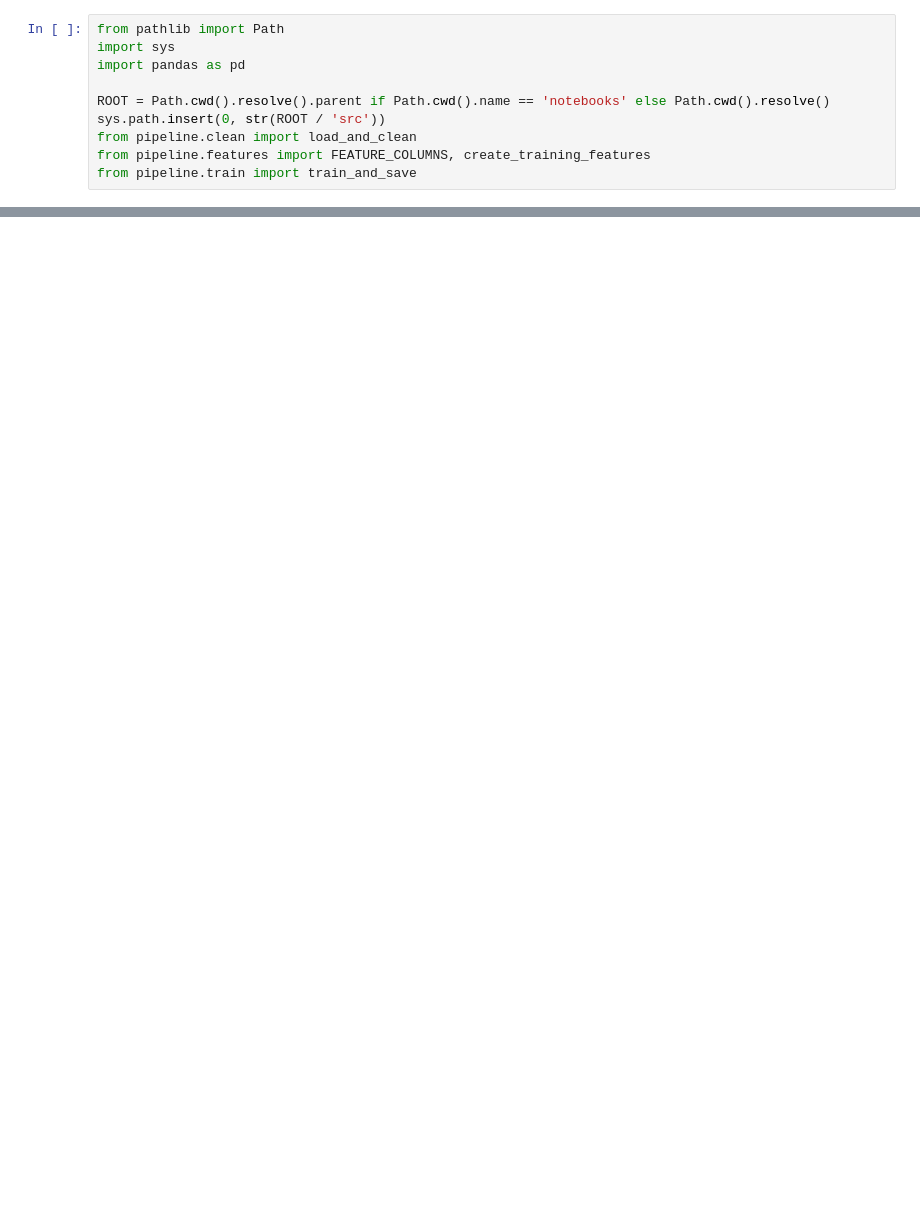
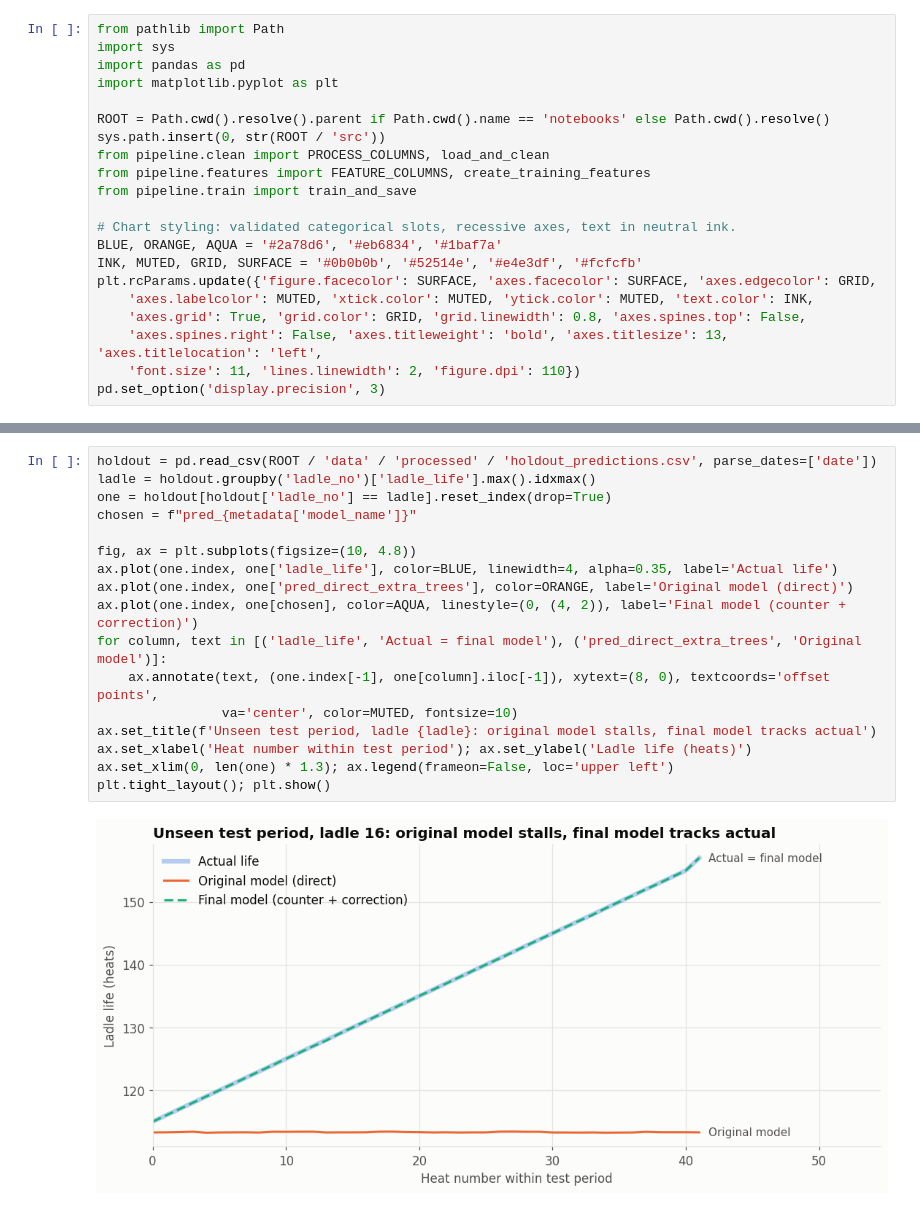
Before and after one commit to eshaangupta661/ladle-prediction, a Jupyter notebook: notebooks/01_ladle_life_time_series.ipynb, the cells around one changed output, grey strips where cells are left out. Drawn from its saved outputs; the diff is of its cells as text; blank space fills up the shorter version.

```diff
--- a/notebooks/01_ladle_life_time_series.ipynb
+++ b/notebooks/01_ladle_life_time_series.ipynb
@@ -6,9 +8,20 @@ This notebook uses date, shift, and heat number only to order each ladle's histo
 from pathlib import Path
 import sys
 import pandas as pd
+import matplotlib.pyplot as plt
 
 ROOT = Path.cwd().resolve().parent if Path.cwd().name == 'notebooks' else Path.cwd().resolve()
 sys.path.insert(0, str(ROOT / 'src'))
-from pipeline.clean import load_and_clean
+from pipeline.clean import PROCESS_COLUMNS, load_and_clean
 from pipeline.features import FEATURE_COLUMNS, create_training_features
 from pipeline.train import train_and_save
+
+# Chart styling: validated categorical slots, recessive axes, text in neutral ink.
+BLUE, ORANGE, AQUA = '#2a78d6', '#eb6834', '#1baf7a'
+INK, MUTED, GRID, SURFACE = '#0b0b0b', '#52514e', '#e4e3df', '#fcfcfb'
+plt.rcParams.update({'figure.facecolor': SURFACE, 'axes.facecolor': SURFACE, 'axes.edgecolor': GRID,
+    'axes.labelcolor': MUTED, 'xtick.color': MUTED, 'ytick.color': MUTED, 'text.color': INK,
+    'axes.grid': True, 'grid.color': GRID, 'grid.linewidth': 0.8, 'axes.spines.top': False,
+    'axes.spines.right': False, 'axes.titleweight': 'bold', 'axes.titlesize': 13, 'axes.titlelocation': 'left',
+    'font.size': 11, 'lines.linewidth': 2, 'figure.dpi': 110})
+pd.set_option('display.precision', 3)
@@ -56,0 +110,19 @@ Saved outputs: `data/processed/ladle_features.csv`, `src/models/ladle_life_pipel
+# %%
+holdout = pd.read_csv(ROOT / 'data' / 'processed' / 'holdout_predictions.csv', parse_dates=['date'])
+ladle = holdout.groupby('ladle_no')['ladle_life'].max().idxmax()
+one = holdout[holdout['ladle_no'] == ladle].reset_index(drop=True)
+chosen = f"pred_{metadata['model_name']}"
+
+fig, ax = plt.subplots(figsize=(10, 4.8))
+ax.plot(one.index, one['ladle_life'], color=BLUE, linewidth=4, alpha=0.35, label='Actual life')
+ax.plot(one.index, one['pred_direct_extra_trees'], color=ORANGE, label='Original model (direct)')
+ax.plot(one.index, one[chosen], color=AQUA, linestyle=(0, (4, 2)), label='Final model (counter + correction)')
+for column, text in [('ladle_life', 'Actual = final model'), ('pred_direct_extra_trees', 'Original model')]:
+    ax.annotate(text, (one.index[-1], one[column].iloc[-1]), xytext=(8, 0), textcoords='offset points',
+                va='center', color=MUTED, fontsize=10)
+ax.set_title(f'Unseen test period, ladle {ladle}: original model stalls, final model tracks actual')
+ax.set_xlabel('Heat number within test period'); ax.set_ylabel('Ladle life (heats)')
+ax.set_xlim(0, len(one) * 1.3); ax.legend(frameon=False, loc='upper left')
+plt.tight_layout(); plt.show()
+# %% [output]
+[figure, added]
```
Also changed, not shown: parts of 19 cells of this notebook, 20 other files.
